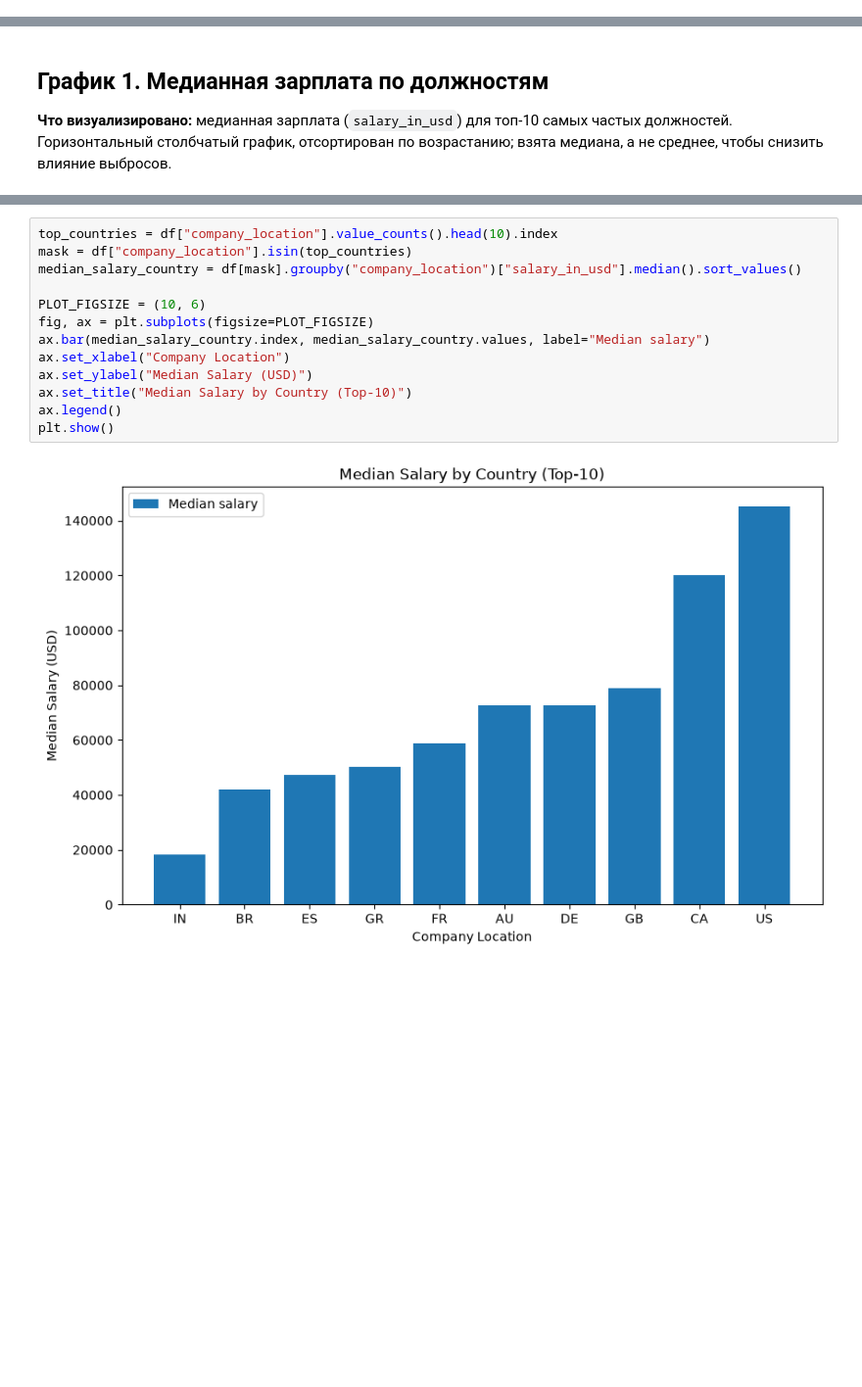
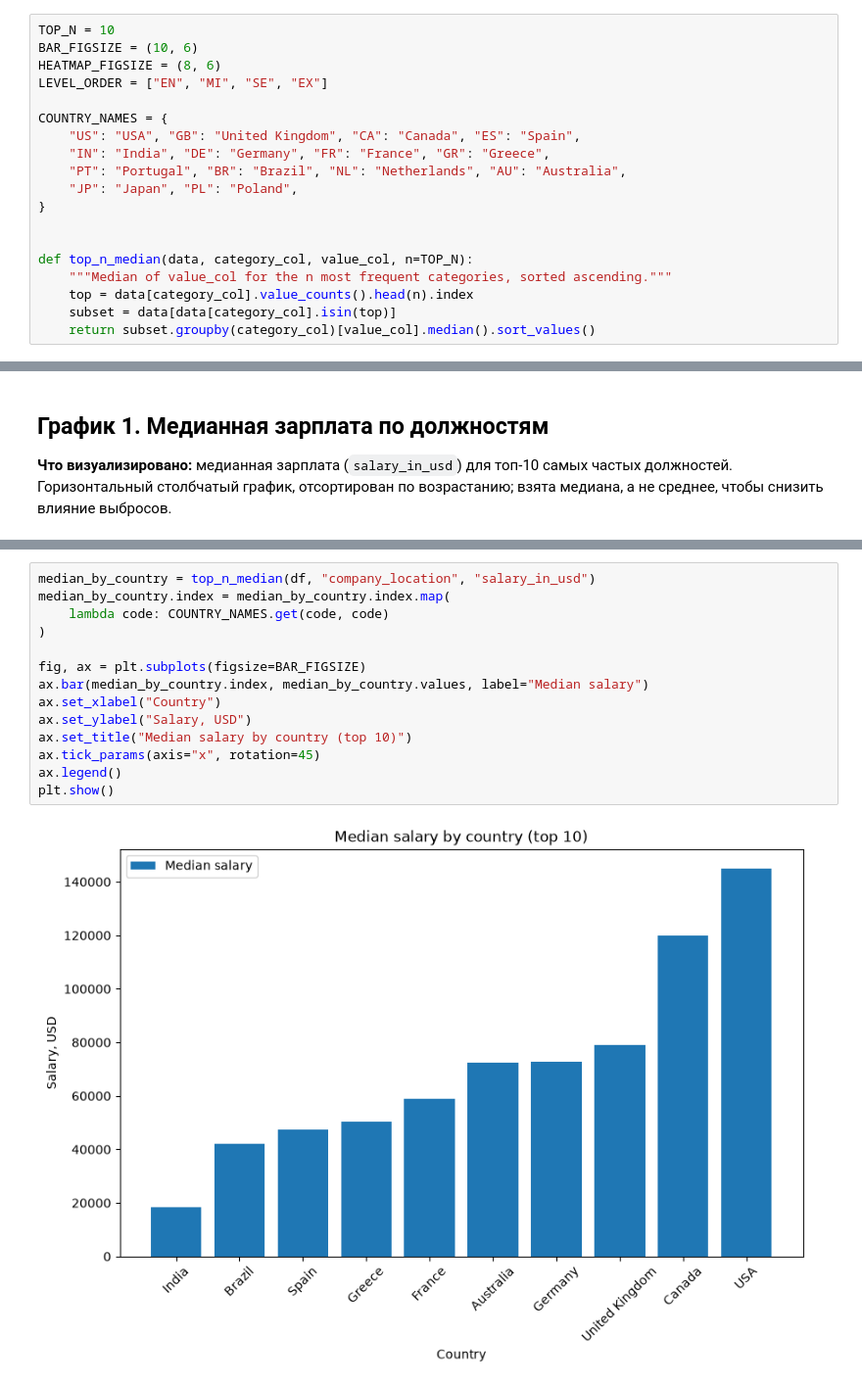
Before and after one commit to rdy2die/DS-ML-projects, a Jupyter notebook: lab2_python/task2.ipynb, the cells around one changed output, grey strips where cells are left out. Shown at 98% size. Saved outputs shown, nothing was run; the diff lists cells and outputs as text; blank space fills up the shorter version.

```diff
--- a/lab2_python/task2.ipynb
+++ b/lab2_python/task2.ipynb
@@ -3,4 +3,23 @@ import pandas as pd
 import numpy as np
 import matplotlib.pyplot as plt
 import seaborn as sns
+# %%
+TOP_N = 10
+BAR_FIGSIZE = (10, 6)
+HEATMAP_FIGSIZE = (8, 6)
+LEVEL_ORDER = ["EN", "MI", "SE", "EX"]
+
+COUNTRY_NAMES = {
+    "US": "USA", "GB": "United Kingdom", "CA": "Canada", "ES": "Spain",
+    "IN": "India", "DE": "Germany", "FR": "France", "GR": "Greece",
+    "PT": "Portugal", "BR": "Brazil", "NL": "Netherlands", "AU": "Australia",
+    "JP": "Japan", "PL": "Poland",
+}
+
+
+def top_n_median(data, category_col, value_col, n=TOP_N):
+    """Median of value_col for the n most frequent categories, sorted ascending."""
+    top = data[category_col].value_counts().head(n).index
+    subset = data[data[category_col].isin(top)]
+    return subset.groupby(category_col)[value_col].median().sort_values()
 # %% [markdown]
@@ -89,17 +97,18 @@ plt.show()
 # %%
-top_countries = df["company_location"].value_counts().head(10).index
-mask = df["company_location"].isin(top_countries)
-median_salary_country = df[mask].groupby("company_location")["salary_in_usd"].median().sort_values()
+median_by_country = top_n_median(df, "company_location", "salary_in_usd")
+median_by_country.index = median_by_country.index.map(
+    lambda code: COUNTRY_NAMES.get(code, code)
+)
 
-PLOT_FIGSIZE = (10, 6)
-fig, ax = plt.subplots(figsize=PLOT_FIGSIZE)
-ax.bar(median_salary_country.index, median_salary_country.values, label="Median salary")
-ax.set_xlabel("Company Location")
-ax.set_ylabel("Median Salary (USD)")
-ax.set_title("Median Salary by Country (Top-10)")
+fig, ax = plt.subplots(figsize=BAR_FIGSIZE)
+ax.bar(median_by_country.index, median_by_country.values, label="Median salary")
+ax.set_xlabel("Country")
+ax.set_ylabel("Salary, USD")
+ax.set_title("Median salary by country (top 10)")
+ax.tick_params(axis="x", rotation=45)
 ax.legend()
 plt.show()
 # %% [output]
-[figure, old version]
+[figure, new version]
 # %% [markdown]
 **Выводы:**
```
Also changed, not shown: parts of 9 cells of this notebook.
